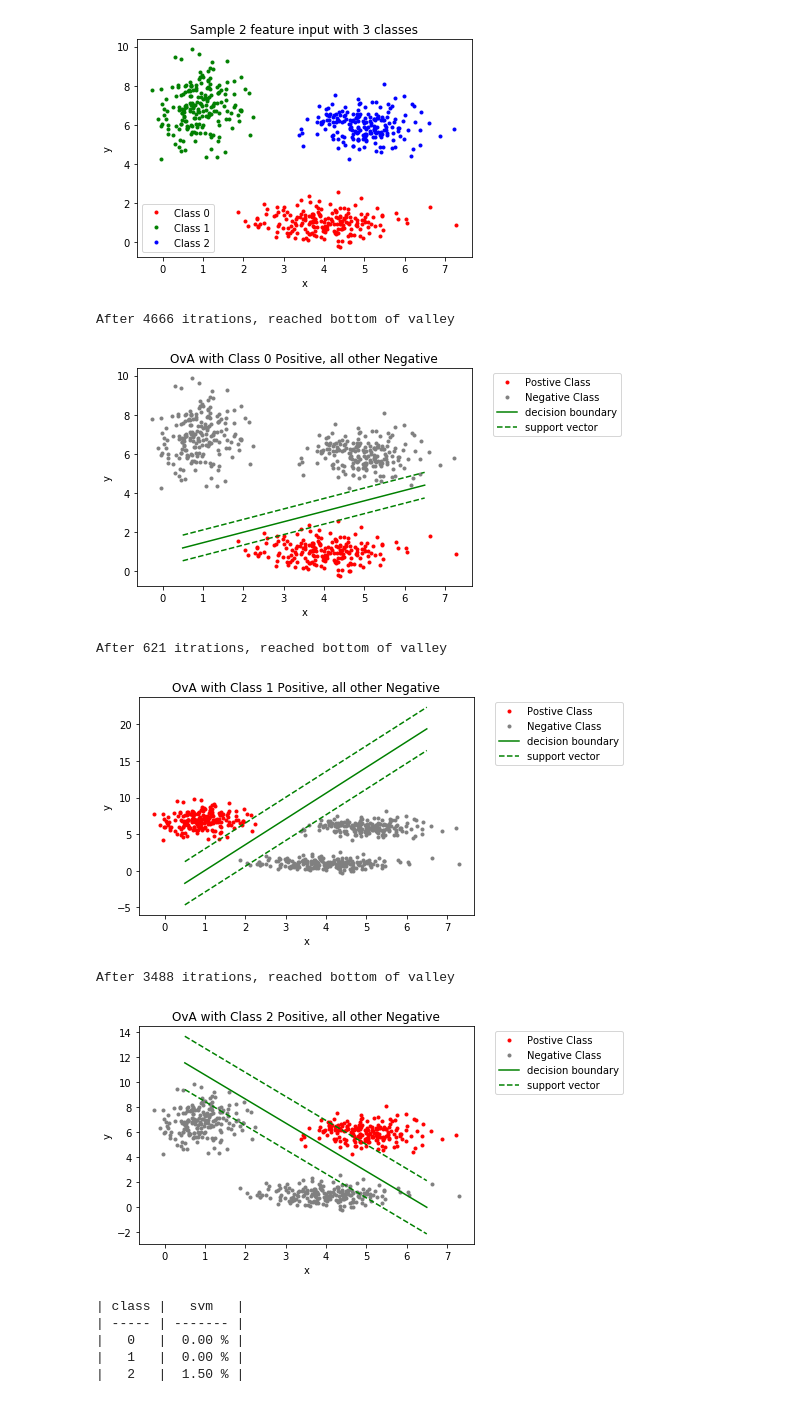
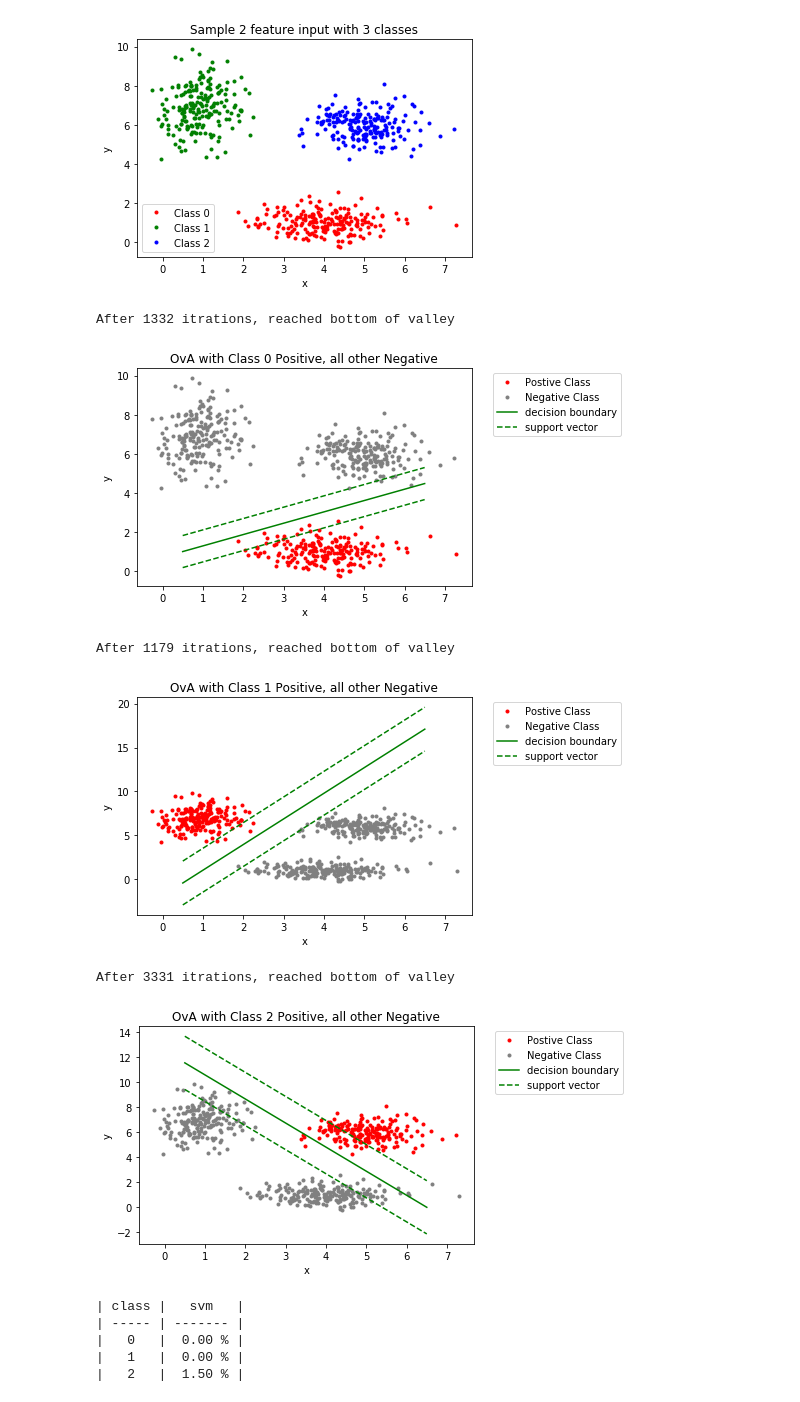
Before and after one commit to apletta/hand-detection, a Jupyter notebook: src/simpleAssingment.ipynb, the cells around one changed output. Saved outputs shown, nothing was run; the diff lists cells and outputs as text; code cells hidden in the pictures.

Commit message:
update regularizer

```diff
--- a/src/simpleAssingment.ipynb
+++ b/src/simpleAssingment.ipynb
@@ -69,7 +69,7 @@ X_svm = np.hstack((X, np.ones((num_samples, 1))))
 num_features = len(X[0])
 w_k = np.zeros((num_features+1, 1))
 
-r = 0.1 # regularizer (aka lambda)
+r = 1 # regularizer (aka lambda)
 U, s, V = np.linalg.svd(X_svm)
 tau = 1/s[0]**2 # max stepsize
 #print("Step size tau: {:0.10f}".format(tau))
@@ -111,39 +111,41 @@ for c in classes:
             print("After %d itrations, reached bottom of valley" %iterations)
             #print(w_k)
             descent_done = True
         #update for next iteration
-        w_k = w_k - tau*(l_hinge+2*r*w_k)
+        w_tilda = np.copy(w_k)
+        w_tilda[-1] = 0
+        w_k = w_k - tau*(l_hinge+2*r*w_tilda)
         last_loss = loss
         iterations +=1
 
     # save weights
     w_svm[:,c] = w_k.reshape(len(w_k)) # svm
 
     # 2D Graph of seperated data
     fig = plt.figure()
     plt.plot(X[(c==b),0],X[(c==b),1],'.', color = 'r', label = 'Postive Class')
     plt.plot(X[(c!=b),0],X[(c!=b),1],'.', color = 'grey', label = 'Negative Class')
     plt.xlabel('x')
     plt.ylabel('y')
     plt.title('OvA with Class %s Positive, all other Negative'%c)
 
     # SVM bounds plot
     plot_bounds = [0.5, 6.5]
     db = [svm_contour(plot_bounds[0], w_k, 0), svm_contour(plot_bounds[1], w_k, 0)]
     db_pos1 = [svm_contour(plot_bounds[0], w_k, 1.), svm_contour(plot_bounds[1], w_k, 1.)]
     db_neg1 = [svm_contour(plot_bounds[0], w_k, -1.), svm_contour(plot_bounds[1], w_k, -1.)]
     plt.plot(plot_bounds,db, color="green", label="decision boundary")
     plt.plot(plot_bounds,db_pos1, color="green", linestyle="--", label="support vector")
     plt.plot(plot_bounds,db_neg1, color="green", linestyle="--")
     plt.legend(loc='upper left', bbox_to_anchor=(1.05, 1.0))
     #plt.tight_layout()
     plt.show()
 # %% [output]
-After 4666 itrations, reached bottom of valley
+After 1332 itrations, reached bottom of valley
-[figure, old version]
+[figure, new version]
-After 621 itrations, reached bottom of valley
+After 1179 itrations, reached bottom of valley
-[figure, old version]
+[figure, new version]
-After 3488 itrations, reached bottom of valley
+After 3331 itrations, reached bottom of valley
 [figure]
 # %%
 # Test svm against known training data
```
Also changed, not shown: parts of 3 cells of this notebook, 1 other file.
